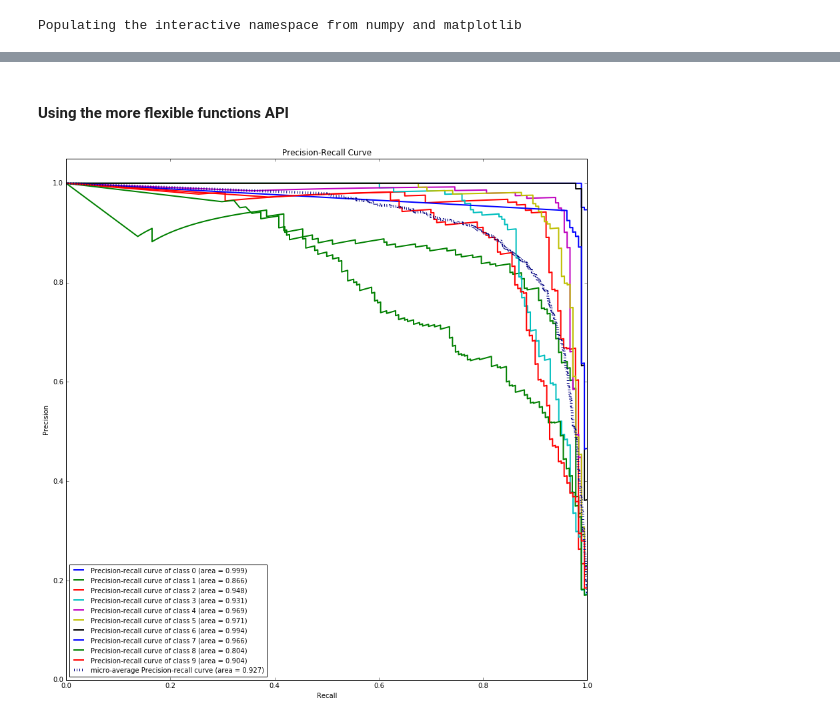
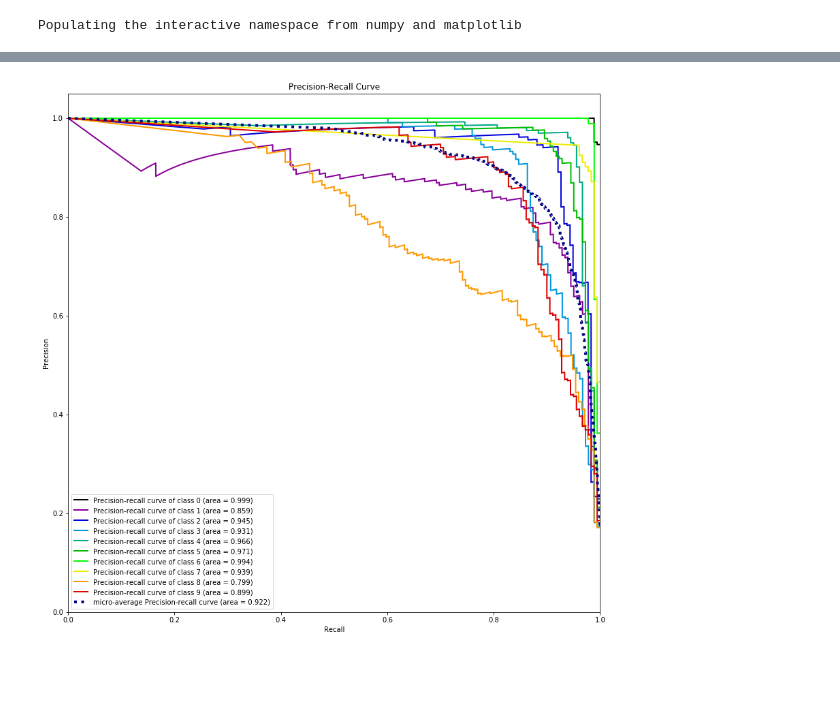
Before and after one commit to reiinakano/scikit-plot, a Jupyter notebook: examples/jupyter_notebooks/plot_precision_recall_curve.ipynb, the cells around one changed output, grey strips where cells are left out. Saved outputs shown, nothing was run; the diff lists cells and outputs as text; code cells hidden in the pictures; blank space fills up the shorter version.

Commit message:
Update plot_precision_recall_curve example (#62)

```diff
--- a/examples/jupyter_notebooks/plot_precision_recall_curve.ipynb
+++ b/examples/jupyter_notebooks/plot_precision_recall_curve.ipynb
@@ -21,11 +18,15 @@ plt.show()
-# %% [markdown]
-#### Using the more flexible functions API
-# %%
-from scikitplot import plotters as skplt
-nb = GaussianNB()
-nb = nb.fit(X, y)
-probas = nb.predict_proba(X)
-skplt.plot_precision_recall_curve(y_true=y, y_probas=probas)
-plt.show()
-# %% [output]
-[figure, removed]
+# %%
+# Load dataset
+X, y = load_data(return_X_y=True)
+
+# Create classifier instance then fit
+nb = GaussianNB()
+nb.fit(X,y)
+
+# Get predicted probabilities
+y_probas = nb.predict_proba(X)
+# %%
+skplt.metrics.plot_precision_recall_curve(y, y_probas)
+plt.show()
+# %% [output]
+[figure, added]
```
Also changed, not shown: parts of 4 cells of this notebook.
